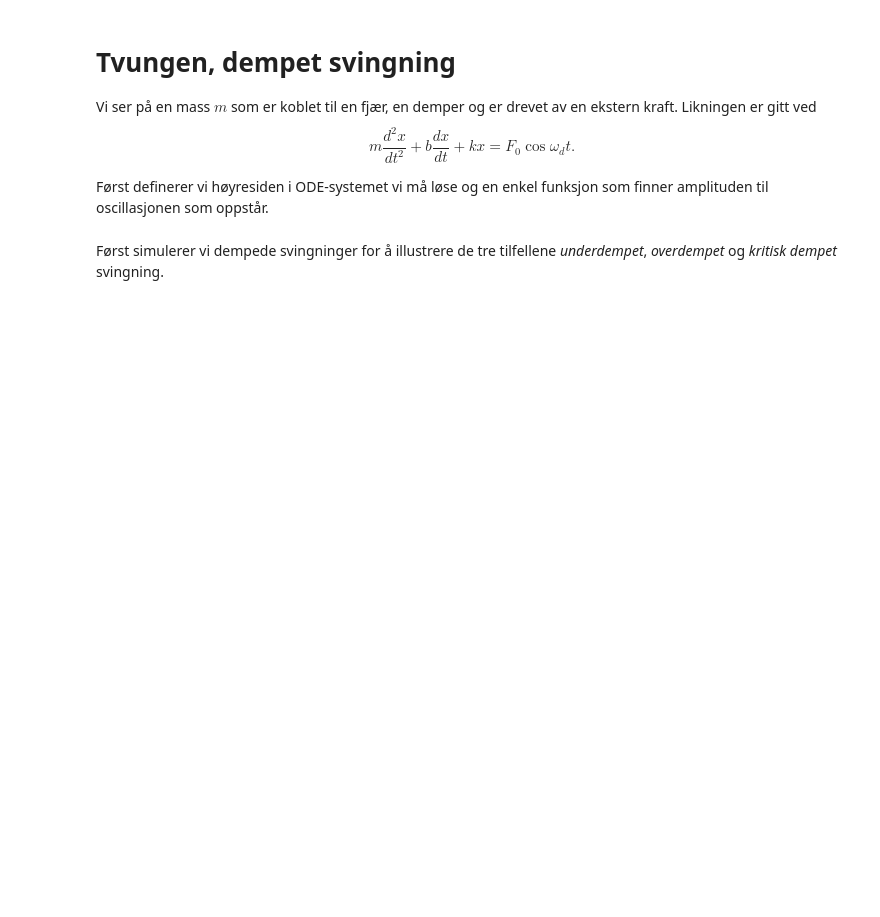
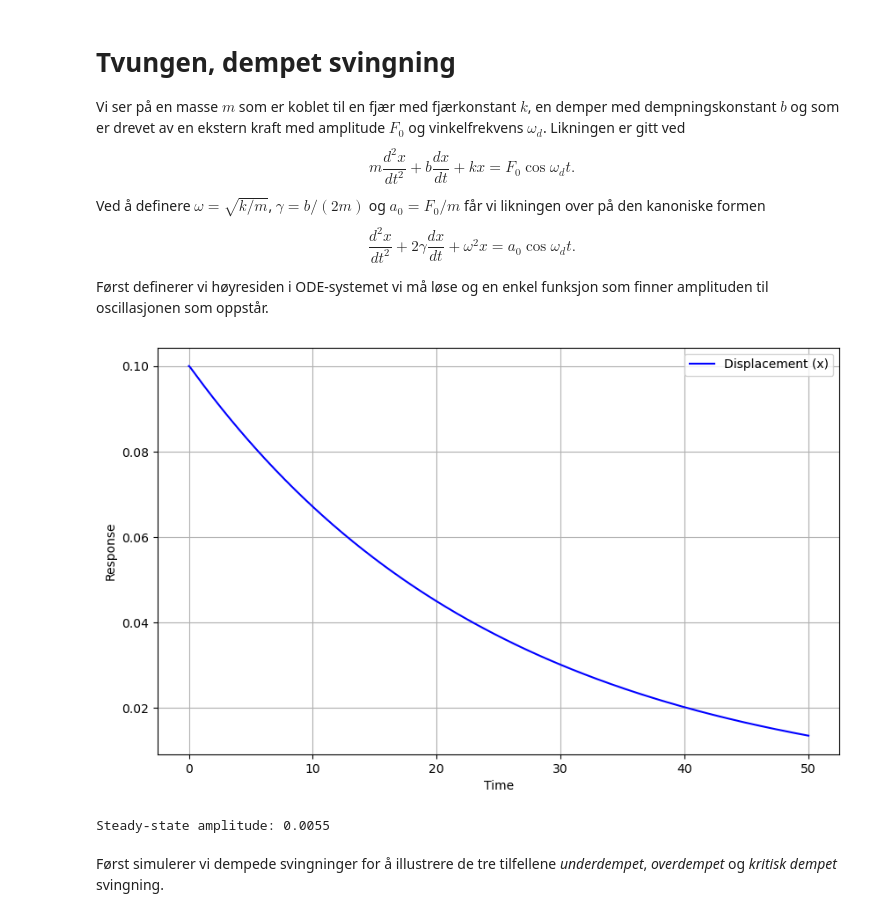
Before and after one commit to gautelinga/fy1020_demos, a Jupyter notebook: demo_6.ipynb, the cells around one changed output. Drawn from its saved outputs; the diff is of its cells as text; code cells hidden in the pictures; blank space fills up the shorter version.

```diff
--- a/demo_6.ipynb
+++ b/demo_6.ipynb
@@ -1,8 +1,10 @@
 # %% [markdown]
 # Tvungen, dempet svingning
 
-Vi ser på en mass $m$ som er koblet til en fjær, en demper og er drevet av en ekstern kraft. Likningen er gitt ved
+Vi ser på en masse $m$ som er koblet til en fjær med fjærkonstant $k$, en demper med dempningskonstant $b$ og som er drevet av en ekstern kraft med amplitude $F_0$ og vinkelfrekvens $\omega_d$. Likningen er gitt ved
 $$ m \frac{d^2 x}{dt^2} + b \frac{d x}{d t} + k x = F_0 \cos \omega_d t .$$
+Ved å definere $\omega = \sqrt{k/m}$, $\gamma = b/(2m)$ og $a_0 = F_0/m$ får vi likningen over på den kanoniske formen
+$$ \frac{d^2 x}{dt^2} + 2\gamma \frac{d x}{d t} + \omega^2 x = a_0 \cos \omega_d t .$$
 
 Først definerer vi høyresiden i ODE-systemet vi må løse og en enkel funksjon som finner amplituden til oscillasjonen som oppstår.
 # %%
@@ -24,6 +26,36 @@ def find_amplitude(t, x):
     x_steady = x[steady_state_start:]
     amplitude = (np.max(x_steady) - np.min(x_steady)) / 2
     return amplitude
+# %%
+T = 50.0 # Total time [s]
+
+gamma = 12.5  # Damping coefficient
+omega = 1.0  # Natural frequency
+a0 = 0*1.0     # Driving force amplitude
+omega_d = 0.0  # Driving frequency
+
+y0 = [0.1, 0.0]  # Initial conditions: x(0) = 0, dx/dt(0) = 0
+
+sol = solve_ivp(rhs, [0, T], y0, args=(omega, gamma, a0, omega_d), t_eval=np.linspace(0, T, 1000))
+
+plt.figure(figsize=(10, 6))
+plt.plot(sol.t, sol.y[0], label='Displacement (x)', color='blue')
+#plt.plot(sol.t, np.exp(-gamma * sol.t) * 0.1, label='Envelope (e^(-γt))', color='red', linestyle='--')
+#plt.plot(sol.t, -np.exp(-gamma * sol.t) * 0.1, label='Envelope (e^(-γt))', color='red', linestyle='--')
+#plt.plot(sol.t, sol.y[1], label='Velocity (dx/dt)', color='orange')
+#plt.title('Driven Damped Harmonic Oscillator')
+plt.xlabel('Time')
+plt.ylabel('Response')
+plt.legend()
+plt.grid()
+plt.show()
+
+# Find amplitude of steady-state oscillations
+amplitude = find_amplitude(sol.t, sol.y[0])
+print(f'Steady-state amplitude: {amplitude:.4f}')
+# %% [output]
+[figure, added]
+Steady-state amplitude: 0.0055
 # %% [markdown]
 Først simulerer vi dempede svingninger for å illustrere de tre tilfellene _underdempet_, _overdempet_ og _kritisk dempet_ svingning.
 # %%
```
Also changed, not shown: parts of 7 cells of this notebook, 2 other files.
